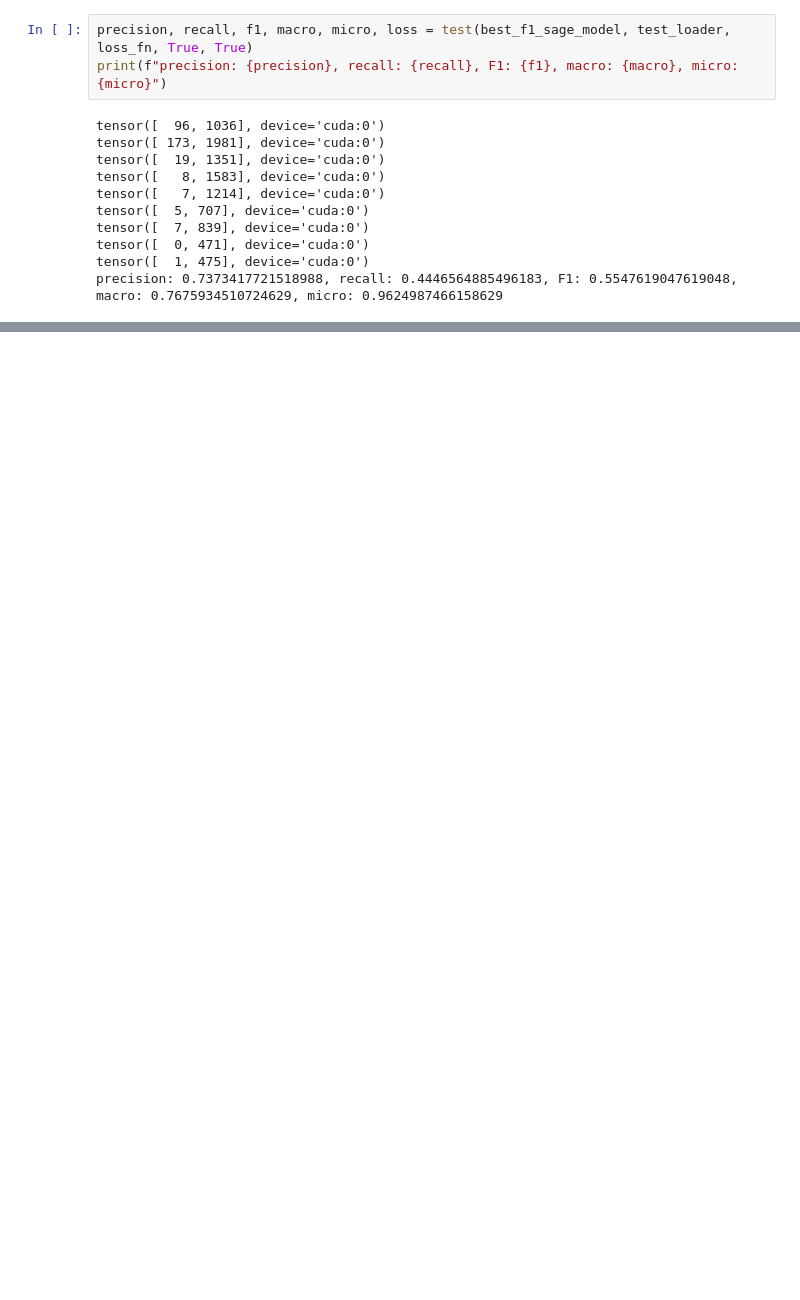
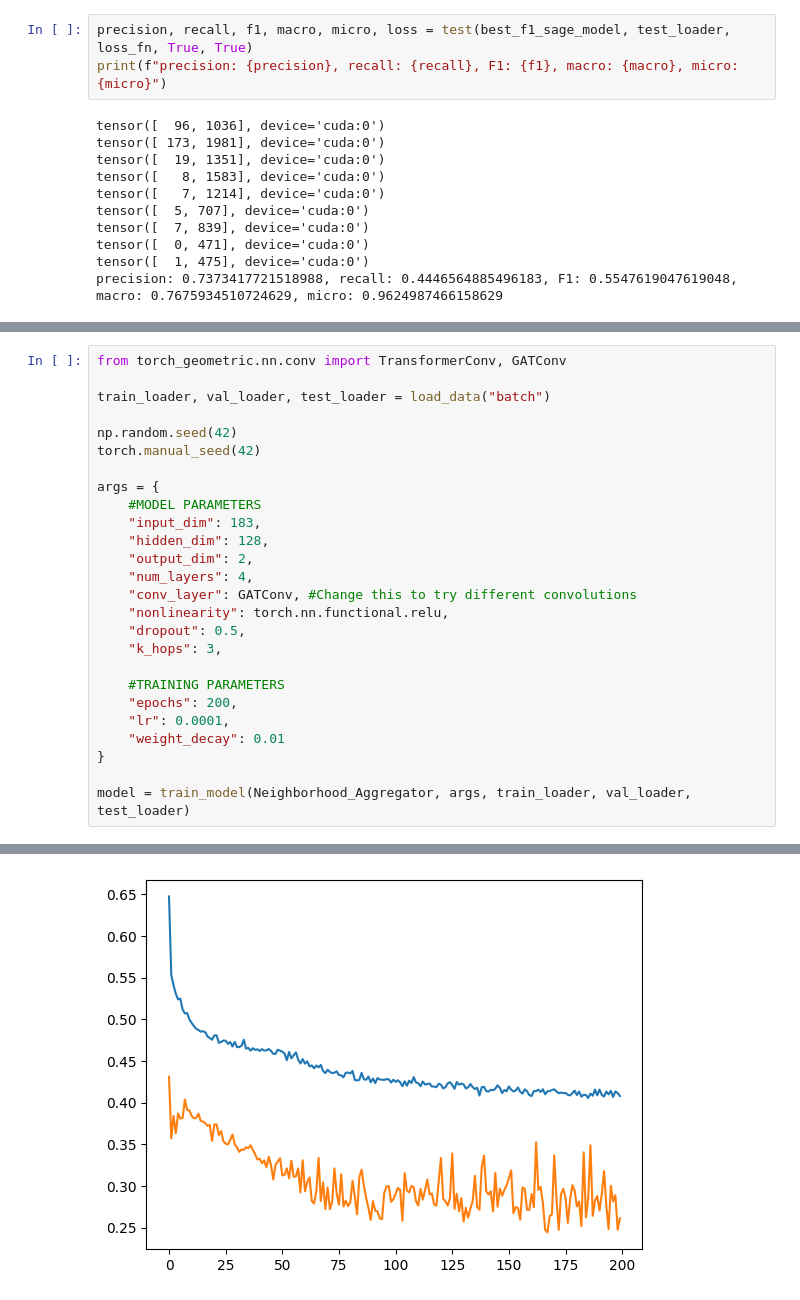
Before and after one commit to strojanski/CS244W-Fraud-Detection, a Jupyter notebook: src/jupyter/supervised_learning.ipynb, the cells around one changed output, grey strips where cells are left out. Cells and saved outputs as stored; diff of their text form; blank space fills up the shorter version.

```diff
--- a/src/jupyter/supervised_learning.ipynb
+++ b/src/jupyter/supervised_learning.ipynb
@@ -727,0 +1048,27 @@ F1:  0.7905449770190414
+# %%
+from torch_geometric.nn.conv import TransformerConv, GATConv
+
+train_loader, val_loader, test_loader = load_data("batch")
+
+np.random.seed(42)
+torch.manual_seed(42)
+
+args = {
+    #MODEL PARAMETERS
+    "input_dim": 183,
+    "hidden_dim": 128,
+    "output_dim": 2,
+    "num_layers": 4,
+    "conv_layer": GATConv, #Change this to try different convolutions
+    "nonlinearity": torch.nn.functional.relu,
+    "dropout": 0.5,
+    "k_hops": 3,
+
+    #TRAINING PARAMETERS
+    "epochs": 200,
+    "lr": 0.0001,
+    "weight_decay": 0.01
+}
+
+model = train_model(Neighborhood_Aggregator, args, train_loader, val_loader, test_loader)
+# %% [output]
@@ -727,0 +1095 @@ F1:  0.7905449770190414
+[figure, added]
```
Also changed, not shown: parts of 48 cells of this notebook, 15 other files.
